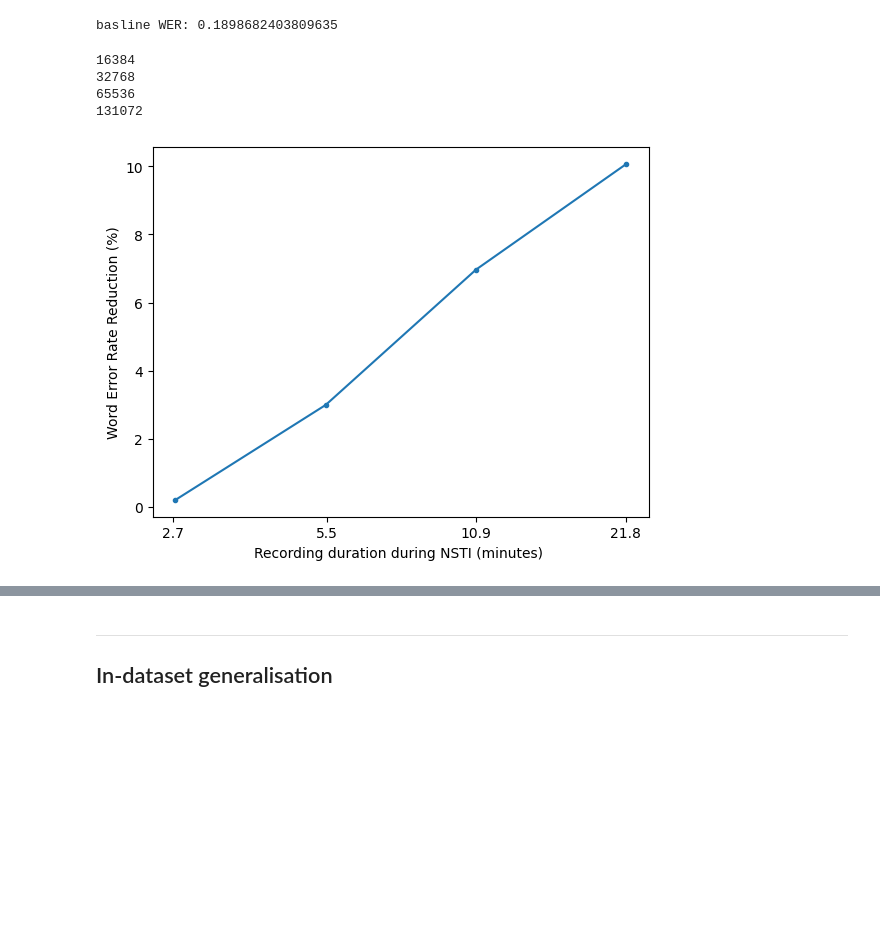
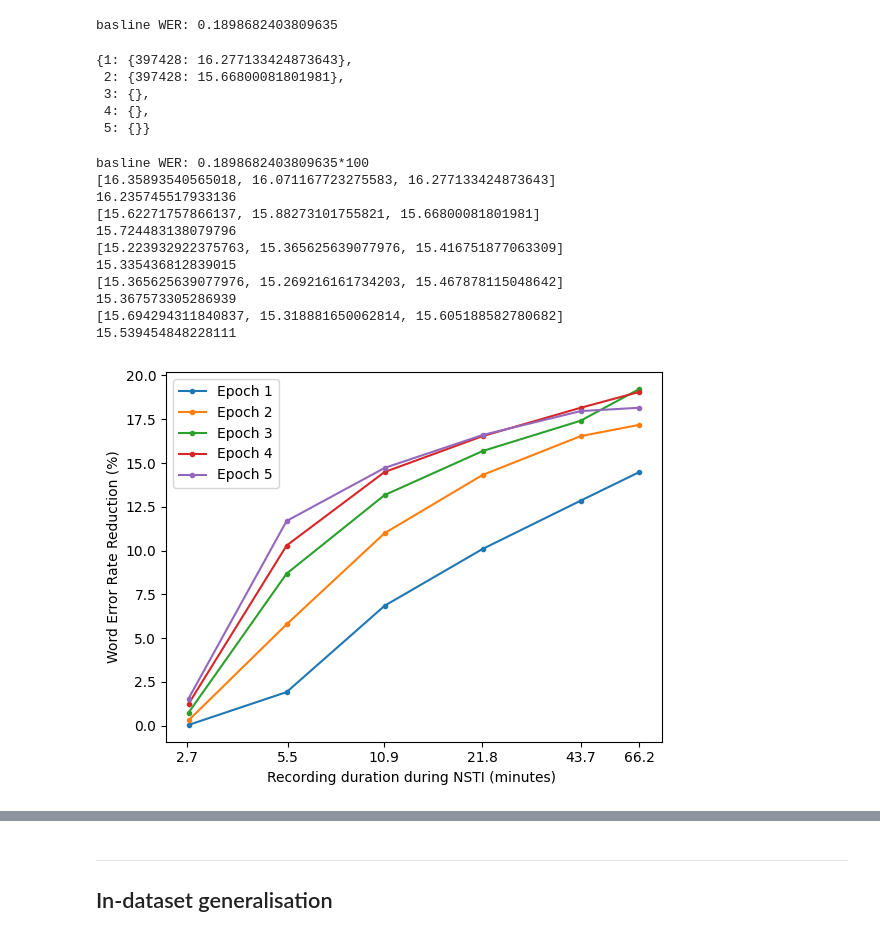
Before and after one commit to robflynnyh/dynamic-asr-eval, a Jupyter notebook: lcasr/results/eval.ipynb, the cells around one changed output, grey strips where cells are left out. Cells and saved outputs as stored; diff of their text form; code cells hidden in the pictures; blank space fills up the shorter version.

```diff
--- a/lcasr/results/eval.ipynb
+++ b/lcasr/results/eval.ipynb
@@ -225,4 +256,7 @@ per epoch eval earnings-22
 # %%
+import matplotlib
+
+
 print(os.listdir("./per_epoch_eval"))
 epochs = list(set(sorted([int(el.split('-')[1]) for  el in os.listdir("./per_epoch_eval") if 'earnings22' in el])))
 epochs = sorted(epochs)
@@ -235,14 +269,19 @@ all_epochs = epochs
 epochs = epochs[:-2]
 bar_width = 0.2  # adjust the width of each bar
 import numpy as np
-plt.bar(np.array(epochs) - bar_width, [data[e][0]['sub_rate']*100 for e in epochs], width=bar_width, label='Substitutions')
+
+plt.plot([], [], ' ', label="WER (%) above bars")
 plt.bar(epochs, [data[e][0]['ins_rate']*100 for e in epochs], width=bar_width, label='Insertions')
-plt.bar(np.array(epochs) + bar_width, [data[e][0]['del_rate']*100 for e in epochs], width=bar_width, label='Deletions')
+plt.bar(np.array(epochs), [data[e][0]['sub_rate']*100 for e in epochs], width=bar_width, label='Substitutions', bottom=[data[e][0]['ins_rate']*100 for e in epochs])
+plt.bar(np.array(epochs), [data[e][0]['del_rate']*100 for e in epochs], width=bar_width, label='Deletions', bottom=[data[e][0]['ins_rate']*100 + data[e][0]['sub_rate']*100 for e in epochs])
 #
-plt.plot(epochs, [data[e][0]['wer']*100 for e in epochs], marker='o', markersize=3, label='WER', color='black')
+#plt.plot(epochs, [data[e][0]['wer']*100 for e in epochs], marker='o', markersize=3, label='WER', color='black')
+
+for e in epochs:
+    plt.text(e, data[e][0]['wer']*100 +0.25, f'{data[e][0]["wer"]*100:.1f}', ha='center', va='bottom')
+
 plt.xticks(epochs[:])
 # legend position, also set so its transparent set loc
-
 
 
 
@@ -253,7 +292,7 @@ plt.xlabel('Epochs of Noisy Student Teacher at Inference')
 plt.ylabel('Error Rate (%)')
 
 
-
+plt.ylim(0, max([data[e][0]['wer']*100 for e in epochs]) + 1.3)
 #plt.xlim(epochs[0]-0.05, epochs[-1]+0.05)
 
 plt.savefig('error_rates_per_epoch_earnings22.pdf', bbox_inches='tight')
@@ -333,35 +372,68 @@ baseline = get_data('earnings22-baseline', base_path='./seqlens/')
 print(f'basline WER: {baseline[0]["wer"]}')
 # %% [output]
 basline WER: 0.1898682403809635
+# %%
+results
+# %% [output]
+{1: {397428: 16.277133424873643},
+ 2: {397428: 15.66800081801981},
+ 3: {},
+ 4: {},
+ 5: {}}
 # %%
 seq_lens_f = os.listdir('./seqlens')
-epochs = [1]
-seq_lens = [16384, 32768, 65536, 131072]
+baseline = get_data('earnings22-baseline', base_path='./seqlens/')
+print(f'basline WER: {baseline[0]["wer"]}*100')
+
+seq_lens_f = os.listdir('./seqlens')
+epochs = [1,2,3,4,5]
+seq_lens = [16384, 32768, 65536, 131072, 262144]
 results = {}
 for i, e in enumerate(epochs):
     results[e] = {}
     for s in seq_lens:
-        print(s)
         data = get_data(f'earnings22-{s}-epoch-{e}-test', base_path='./seqlens/')
-        #print(data[0]['wer']*100)
-        results[e][s] = data[0]['wer']*100
+        if len(data) > 0:
+            results[e][s] = sum([data[i]['wer']*100 for i in range(len(data))])/len(data)
+
+#397428
+            #earnings22-360000-plus-epoch-2-test_1.pkl
+for i, e in enumerate(epochs):
+    data = get_data(f'earnings22-{360000}-plus-epoch-{e}-test', base_path='./seqlens/')
+    if len(data) > 0:
+        print([data[i]['wer']*100 for i in range(len(data))])
+        print(sum([data[i]['wer']*100 for i in range(len(data))])/len(data))
+        results[e][397428] = sum([data[i]['wer']*100 for i in range(len(data))])/len(data)
+
+
 
 import matplotlib
-for e in epochs[:1]:
-    plt.plot([el/100/60 for el in seq_lens], pdecrease([18.3]+list(results[e].values())), label=f'Epoch {e}', marker='o', markersize=3)
+for e in epochs:
+    plt.plot([el/100/60 for el in results[e].keys()], pdecrease([baseline[0]['wer']*100]+list(results[e].values())), label=f'Epoch {e}', marker='o', markersize=3)
+
+# for e in epochs:
+#     plt.plot([el/100/60 for el in results[e].keys()], (list(results[e].values())), label=f'Epoch {e}', marker='o', markersize=3)
+
 
 ax=plt.gca()
 ax.set_xscale('log', base=2)
-ax.set_xticks([round(el/100/60, 1) for el in sorted(seq_lens)])
+ax.set_xticks([round(el/100/60, 1) for el in sorted(seq_lens + [397428]) if round(el/100/60, 1) != 60])
 ax.get_xaxis().set_major_formatter(matplotlib.ticker.ScalarFormatter())
 plt.rc('xtick', labelsize=10)
 plt.xlabel('Recording duration during NSTI (minutes) ')
 plt.ylabel('Word Error Rate Reduction (%)')
-#plt.legend()
+plt.legend()
 plt.savefig('earnings_nst_seq_lens.pdf', bbox_inches='tight')
 # %% [output]
-16384
-32768
-65536
-131072
+basline WER: 0.1898682403809635*100
+[16.35893540565018, 16.071167723275583, 16.277133424873643]
+16.235745517933136
+[15.62271757866137, 15.88273101755821, 15.66800081801981]
+15.724483138079796
+[15.223932922375763, 15.365625639077976, 15.416751877063309]
+15.335436812839015
+[15.365625639077976, 15.269216161734203, 15.467878115048642]
+15.367573305286939
+[15.694294311840837, 15.318881650062814, 15.605188582780682]
+15.539454848228111
-[figure, old version]
+[figure, new version]
```
Also changed, not shown: parts of 17 cells of this notebook, 7 other files.
